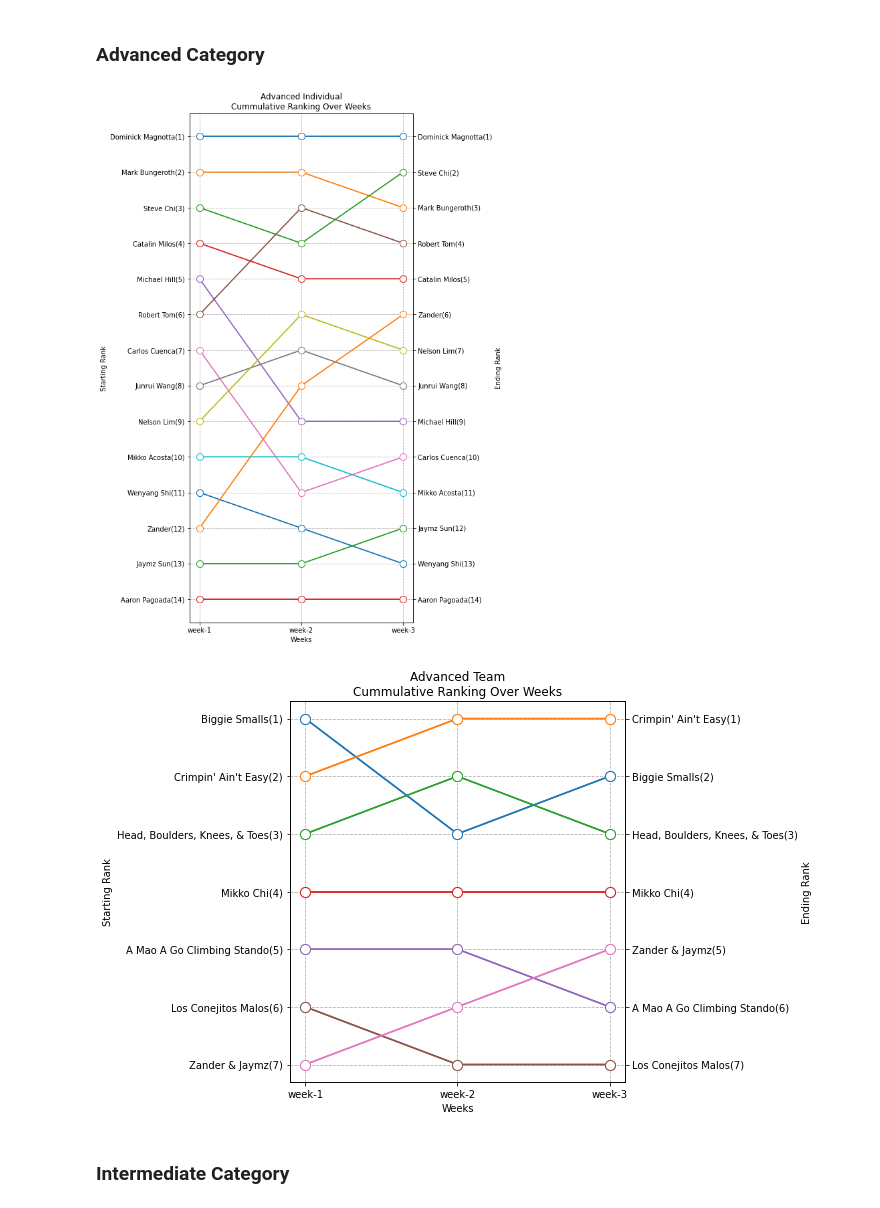
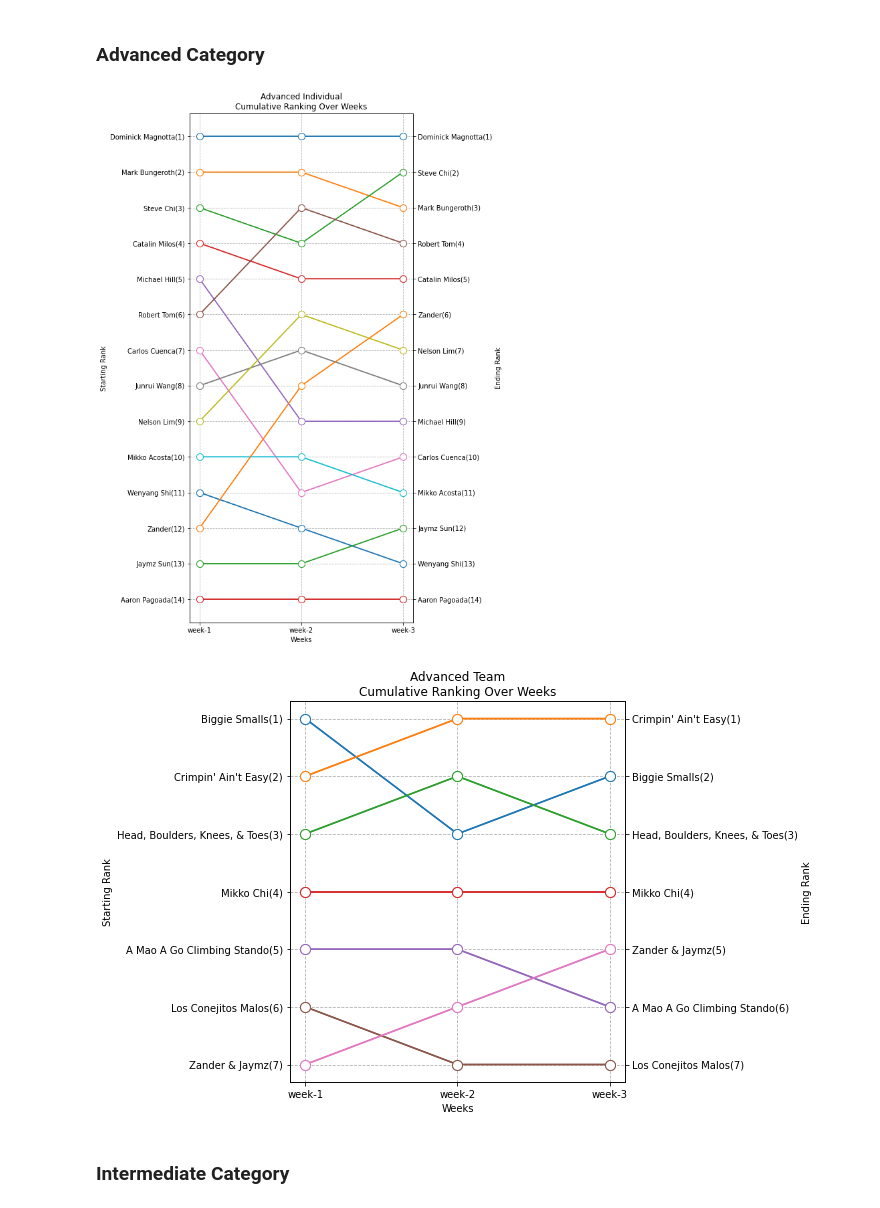
Before and after one commit to jamal-ahmad/bkb-league-scores, a Jupyter notebook: climbing-results.ipynb, the cells around one changed output. Cells and saved outputs as stored; diff of their text form; code cells hidden in the pictures.

Commit message:
correct type in cumulative spelling

```diff
--- a/climbing-results.ipynb
+++ b/climbing-results.ipynb
@@ -201,7 +201,7 @@ def plot_results(ranked_dataframe, title, height=18):
         labels = [f'{(v.get_width()):.0f}' for v in c]
         ax.bar_label(c, labels=labels, label_type='edge')
 # %%
-def weekly_ranks_cummulative(catgeory):
+def weekly_ranks_cumulative(catgeory):
     # pivote the data to be by week
     weekly_person_scores = {}
     for person in person_scores[catgeory].keys():
@@ -237,7 +237,7 @@ def weekly_ranks_cummulative(catgeory):
     return person_ranks
 
 
-def team_weekly_ranks_cummulative(catgeory):
+def team_weekly_ranks_cumulative(catgeory):
     # pivote the data to be by week
     weekly_team_scores = {}
     for team in team_weekly_scores[catgeory].keys():
@@ -598,11 +598,11 @@ Ranking (Worst Week Dropped)
 # %% [markdown]
 ### Advanced Category
 # %%
-plot_rank_progression(weekly_ranks_cummulative("advanced"), "Advanced Individual\nCummulative Ranking Over Weeks")
-plot_rank_progression(team_weekly_ranks_cummulative("advanced"), "Advanced Team\nCummulative Ranking Over Weeks")
+plot_rank_progression(weekly_ranks_cumulative("advanced"), "Advanced Individual\nCumulative Ranking Over Weeks")
+plot_rank_progression(team_weekly_ranks_cumulative("advanced"), "Advanced Team\nCumulative Ranking Over Weeks")
 # %% [output]
-[figure, old version]
+[figure, new version]
-[figure, old version]
+[figure, new version]
 # %% [markdown]
 ### Intermediate Category
 # %%
```
Also changed, not shown: parts of 2 cells of this notebook.
